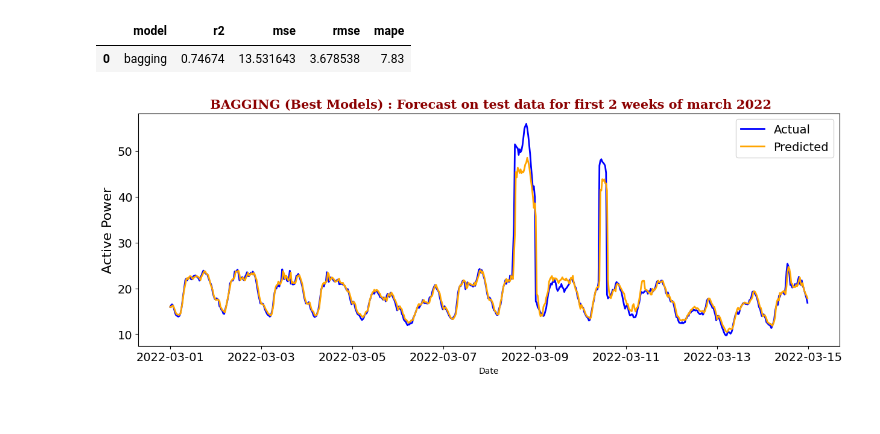
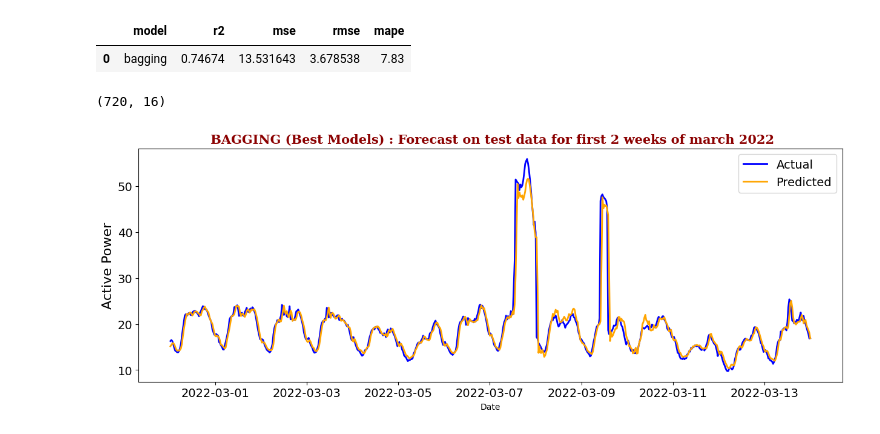
Before and after one commit to varshil009/LoadForecast-UKPN, a Jupyter notebook: models.ipynb, the cells around one changed output. Drawn from its saved outputs; the diff is of its cells as text; code cells hidden in the pictures.

```diff
--- a/models.ipynb
+++ b/models.ipynb
@@ -23,6 +34,8 @@ df.head()
 df.shape
 # %% [output]
 (17520, 9)
+# %%
+df['Date'] = pd.to_datetime(df.Date)
 # %%
-train_df = df[df['Date'] < '2022-02-31']
-test_df = df[(df['Date'] >= '2022-02-28') & (df['Date'] < '2022-03-15')]
+train_df = df[(df['Date'] < "2022-03-01") & (df['Date'] >= "2021-08-01")]
+test_df = df[(df['Date'] <= '2022-03-15') & (df['Date'] > "2022-02-28")]
@@ -80,0 +46,3 @@ model = TimeAugmentedTransformer(
+# %%
+train_df.sort_values(by = 'Date', inplace= True)
+test_df.sort_values(by = 'Date', inplace= True)
@@ -158,5 +168,6 @@ erros_tat
 # %%
 from nn_forecast import NNf, prepare_data, evaluate, TimeSeriesDataset, train, make_sequential_predictions
 # %%
-df_nn = df[df.Date <= "2022-03-15"]
+df_nn = df[(df.Date >= "2021-08-01") & (df.Date <= "2022-03-15")]
+df_nn.sort_values(by = "Date", inplace = True)
 data = np.array(df_nn.ActivePower_Avg)
@@ -350,34 +372,38 @@ error_df("bagging", actuals, final_pred)
 # %% [output]
 |  | model | r2 | mse | rmse | mape |
 | 0 | bagging | 0.74674 | 13.531643 | 3.678538 | 7.83 |
+# %%
+test_df.shape
+# %% [output]
+(720, 16)
 # %%
 
 # Calculate weights based on MAPE (lower MAPE -> higher weight)
-w_ann = 1 - (5.17 / 100)
-w_lstm = 1 - (3.63 / 100)
+w_ann = 1 - (6.37 / 100)
+w_lstm = 1 - (3.34 / 100)
 
 # Calculate the final weighted average prediction
 weighted_sum = (np.array(ann_pred) * w_ann +  np.array(lstm_preds[:-1]) * w_lstm)
 total_weight = (w_ann + w_lstm)
 
 # Final ensemble prediction
 final_pred = weighted_sum / total_weight
 
 plt.figure(figsize=(15, 5))
 plt.title(" BAGGING (Best Models) : Forecast on test data for first 2 weeks of march 2022", fontdict = title)
-sns.lineplot(x=test_df['Date'], y=test_df['ActivePower_Avg'],
+sns.lineplot(x=test_df['Date'][:672], y=actuals,
              label='Actual', color='blue', linewidth=2.,  markersize=5)
 
 # Plot predicted values
-sns.lineplot(x=test_df['Date'], y=final_pred,
+sns.lineplot(x=test_df['Date'][:672], y=final_pred,
              label='Predicted', color='orange', linewidth=2., markersize=5)
 plt.xticks(fontsize = 14)
 plt.yticks(fontsize = 14)
 plt.ylabel("Active Power", fontsize = 16)
 plt.legend(fontsize='14')
 plt.show()
 # %% [output]
-[figure, old version]
+[figure, new version]
 # %%
 error_df("weighted bagging ensemble : best models", actuals , final_pred)
 # %% [output]
```
Also changed, not shown: parts of 25 cells of this notebook.
